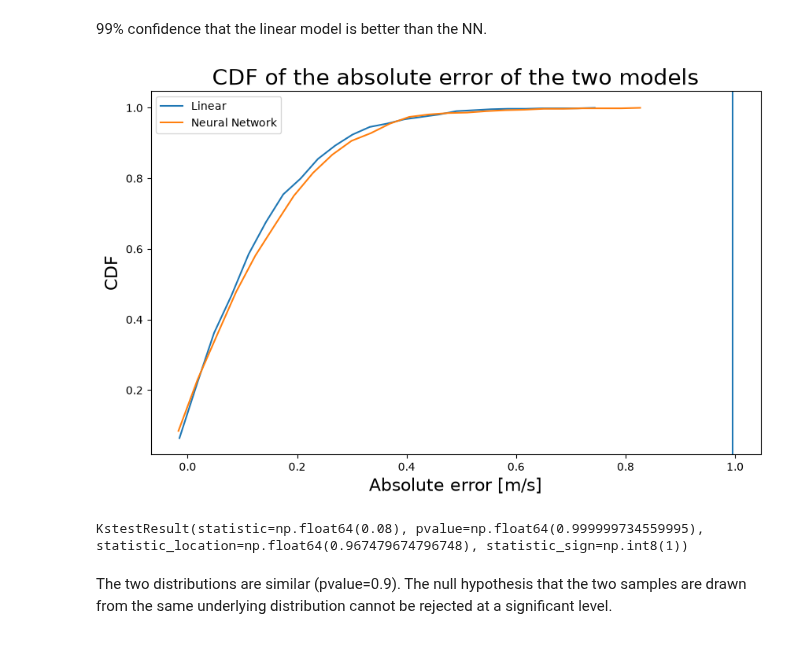
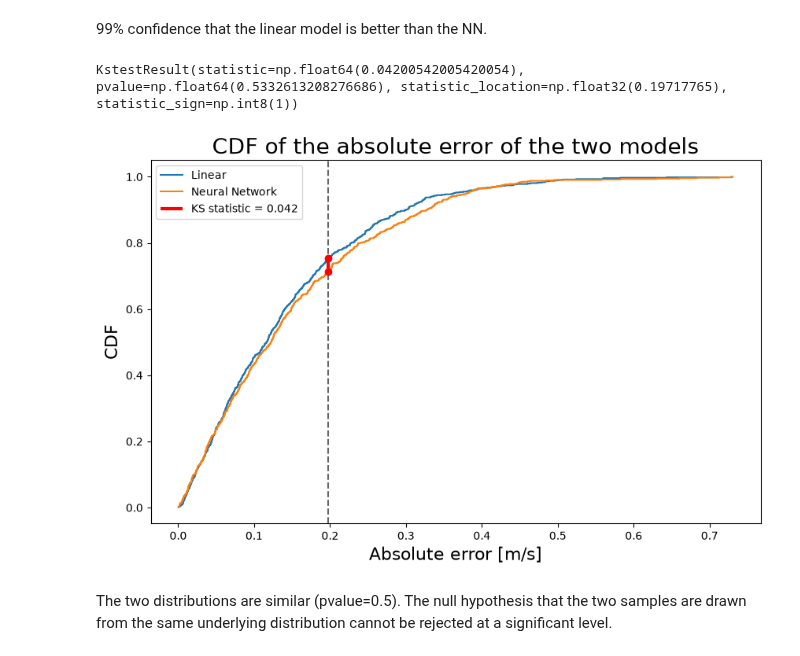
Before and after one commit to Etienne99/LAM_Internship, a Jupyter notebook: scripts_2/neuraln_4.ipynb, the cells around one changed output. Saved outputs shown, nothing was run; the diff lists cells and outputs as text; code cells hidden in the pictures.

```diff
--- a/scripts_2/neuraln_4.ipynb
+++ b/scripts_2/neuraln_4.ipynb
@@ -1183,25 +1173,70 @@ c_linear = r_linear.cumcount / r_linear.cumcount[-1]
 
 x_nn = r_nn.lowerlimit + np.linspace(0, r_nn.binsize * r_nn.cumcount.size, r_nn.cumcount.size)
 c_nn = r_nn.cumcount / r_nn.cumcount[-1]
+# %%
+linear_errors = np.abs(diff_test_linear)
+nn_errors = np.abs(diff_test)
+
+# KS test
+ks = ss.ks_2samp(linear_errors, nn_errors)
+print(ks)
+# %% [output]
+KstestResult(statistic=np.float64(0.04200542005420054), pvalue=np.float64(0.5332613208276686), statistic_location=np.float32(0.19717765), statistic_sign=np.int8(1))
 # %%
+# Empirical CDFs
+x_linear = np.sort(linear_errors)
+c_linear = np.arange(1, len(x_linear) + 1) / len(x_linear)
+
+x_nn = np.sort(nn_errors)
+c_nn = np.arange(1, len(x_nn) + 1) / len(x_nn)
+
+# KS location
+x_ks = ks.statistic_location
+
+# Calculate the two ECDF values at the KS location
+F_linear = np.mean(linear_errors <= x_ks)
+F_nn = np.mean(nn_errors <= x_ks)
+
 fig, ax = plt.subplots(figsize=(10, 6))
+
 ax.set_title('CDF of the absolute error of the two models', size=20)
 
-ax.plot(x_linear, c_linear, label='Linear')
-ax.plot(x_nn, c_nn, label='Neural Network')
-ax.axvline(0.9959349593495935)
+ax.step(x_linear, c_linear, where='post', label='Linear')
+ax.step(x_nn, c_nn, where='post', label='Neural Network')
+
+# Vertical line through KS location
+ax.axvline(
+    x_ks,
+    color='black',
+    linestyle='--',
+    alpha=0.6
+)
+
+# Actual KS distance
+ax.vlines(
+    x_ks,
+    min(F_linear, F_nn),
+    max(F_linear, F_nn),
+    color='red',
+    linewidth=3,
+    label=f'KS statistic = {ks.statistic:.3f}'
+)
+
+ax.scatter(
+    [x_ks, x_ks],
+    [F_linear, F_nn],
+    color='red',
+    zorder=5
+)
 
 ax.set_xlabel('Absolute error [m/s]', size=16)
 ax.set_ylabel('CDF', size=16)
+
 ax.legend()
 
 plt.show()
 # %% [output]
-[figure, old version]
+[figure, new version]
-# %%
-ss.ks_2samp(c_linear, c_nn)
-# %% [output]
-KstestResult(statistic=np.float64(0.08), pvalue=np.float64(0.999999734559995), statistic_location=np.float64(0.967479674796748), statistic_sign=np.int8(1))
 # %% [markdown]
-The two distributions are similar (pvalue=0.9).
+The two distributions are similar (pvalue=0.5).
 The null hypothesis that the two samples are drawn from the same underlying distribution cannot be rejected at a significant level.
```
Also changed, not shown: parts of 22 cells of this notebook.
